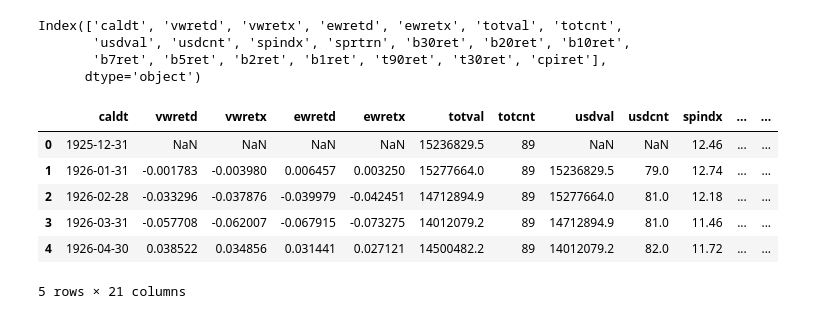
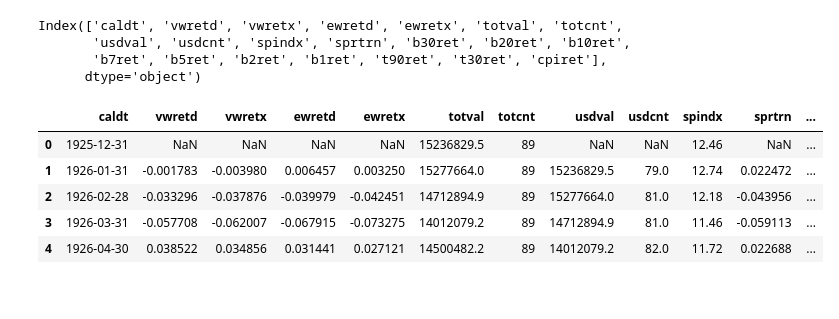
Before and after one commit to pathmarkoak/bufn400, a Jupyter notebook: Homeworks/Homework 1/Modeling long-term equity returns.ipynb, the cells around one changed output. Saved outputs shown, nothing was run; the diff lists cells and outputs as text; code cells hidden in the pictures.

```diff
--- a/Homeworks/Homework 1/Modeling long-term equity returns.ipynb
+++ b/Homeworks/Homework 1/Modeling long-term equity returns.ipynb
@@ -80,13 +80,13 @@ Index(['caldt', 'vwretd', 'vwretx', 'ewretd', 'ewretx', 'totval', 'totcnt',
        'b7ret', 'b5ret', 'b2ret', 'b1ret', 't90ret', 't30ret', 'cpiret'],
       dtype='object')
 # %%
+pd.set_option('display.max_columns', None)
 merged.head()
 # %% [output]
-|  | caldt | vwretd | vwretx | ewretd | ewretx | totval | totcnt | usdval | usdcnt | spindx | ... | ... |
-| 0 | 1925-12-31 | NaN | NaN | NaN | NaN | 15236829.5 | 89 | NaN | NaN | 12.46 | ... | ... |
-| 1 | 1926-01-31 | -0.001783 | -0.003980 | 0.006457 | 0.003250 | 15277664.0 | 89 | 15236829.5 | 79.0 | 12.74 | ... | ... |
-| 2 | 1926-02-28 | -0.033296 | -0.037876 | -0.039979 | -0.042451 | 14712894.9 | 89 | 15277664.0 | 81.0 | 12.18 | ... | ... |
-| 3 | 1926-03-31 | -0.057708 | -0.062007 | -0.067915 | -0.073275 | 14012079.2 | 89 | 14712894.9 | 81.0 | 11.46 | ... | ... |
-| 4 | 1926-04-30 | 0.038522 | 0.034856 | 0.031441 | 0.027121 | 14500482.2 | 89 | 14012079.2 | 82.0 | 11.72 | ... | ... |
+|  | caldt | vwretd | vwretx | ewretd | ewretx | totval | totcnt | usdval | usdcnt | spindx | sprtrn | ... |
+| 0 | 1925-12-31 | NaN | NaN | NaN | NaN | 15236829.5 | 89 | NaN | NaN | 12.46 | NaN | ... |
+| 1 | 1926-01-31 | -0.001783 | -0.003980 | 0.006457 | 0.003250 | 15277664.0 | 89 | 15236829.5 | 79.0 | 12.74 | 0.022472 | ... |
+| 2 | 1926-02-28 | -0.033296 | -0.037876 | -0.039979 | -0.042451 | 14712894.9 | 89 | 15277664.0 | 81.0 | 12.18 | -0.043956 | ... |
+| 3 | 1926-03-31 | -0.057708 | -0.062007 | -0.067915 | -0.073275 | 14012079.2 | 89 | 14712894.9 | 81.0 | 11.46 | -0.059113 | ... |
+| 4 | 1926-04-30 | 0.038522 | 0.034856 | 0.031441 | 0.027121 | 14500482.2 | 89 | 14012079.2 | 82.0 | 11.72 | 0.022688 | ... |
-5 rows × 21 columns
 # %%
```
Also changed, not shown: parts of 2 cells of this notebook.
